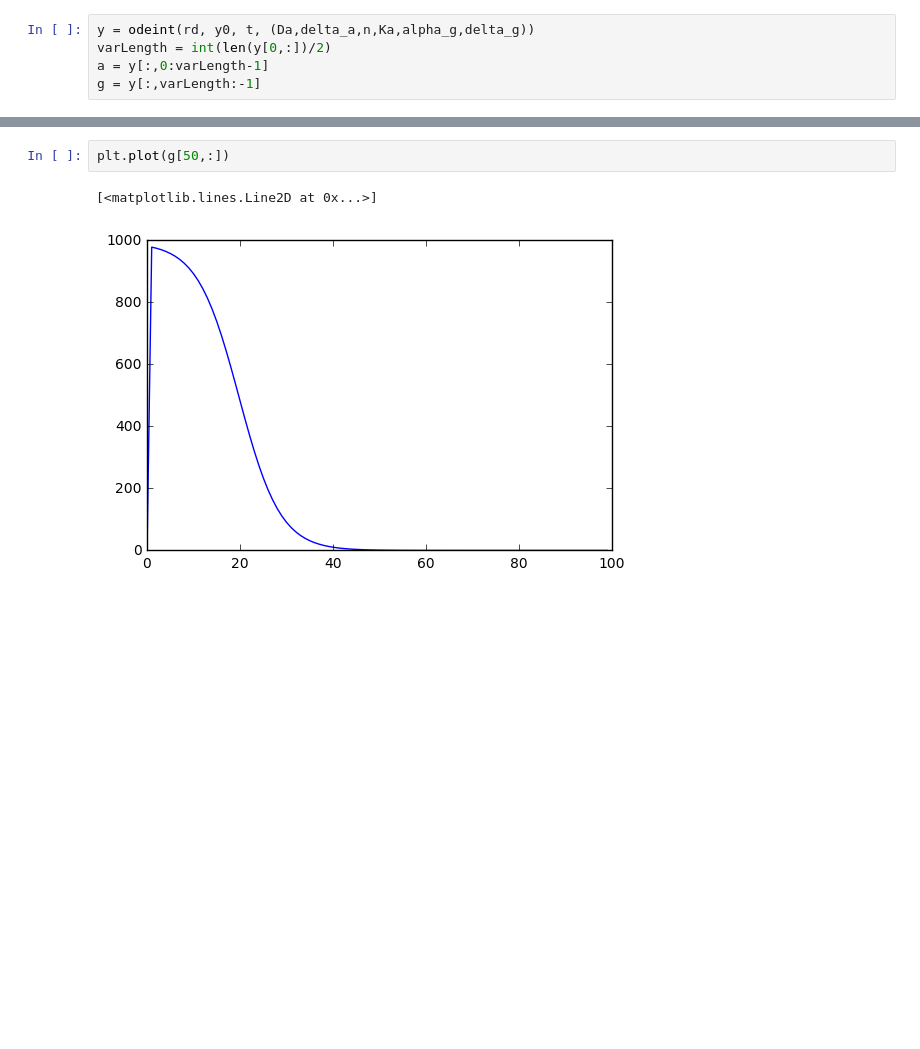
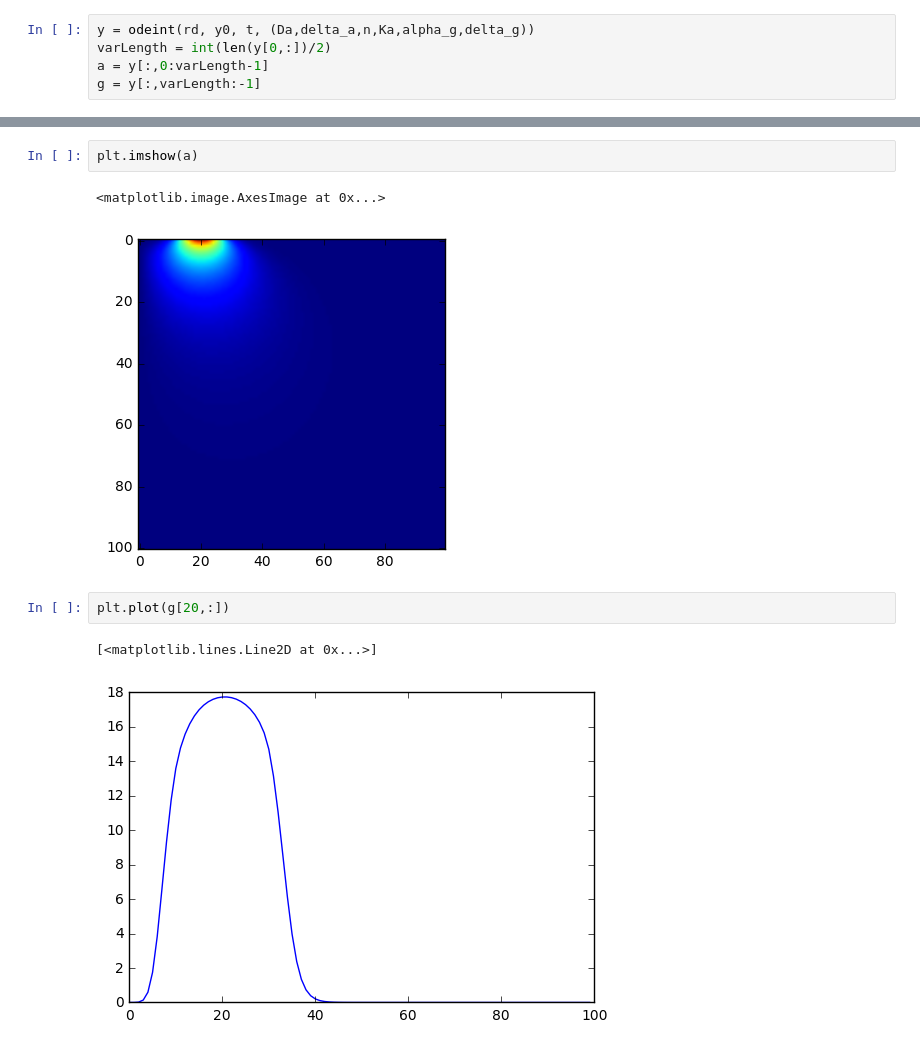
Before and after one commit to JohnHenningsen/RDsim, a Jupyter notebook: rdSim1.ipynb, the cells around one changed output, grey strips where cells are left out. Drawn from its saved outputs; the diff is of its cells as text; blank space fills up the shorter version.

```diff
--- a/rdSim1.ipynb
+++ b/rdSim1.ipynb
@@ -96,5 +105,10 @@ plt.imshow(g)
+# %%
+plt.imshow(a)
+# %% [output]
+<matplotlib.image.AxesImage at 0x...>
+[figure, added]
 # %%
-plt.plot(g[50,:])
+plt.plot(g[20,:])
 # %% [output]
 [<matplotlib.lines.Line2D at 0x...>]
-[figure, old version]
+[figure, new version]
```
Also changed, not shown: parts of 11 cells of this notebook, 1 other file.
